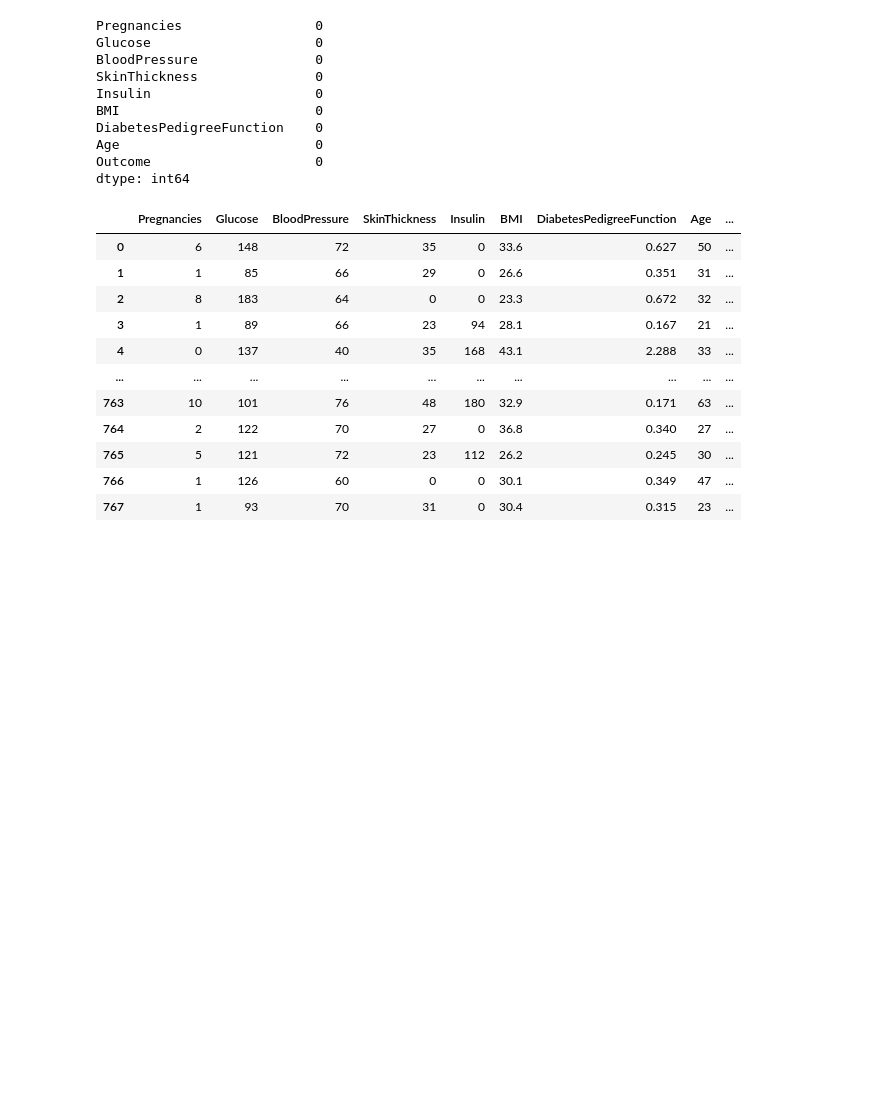
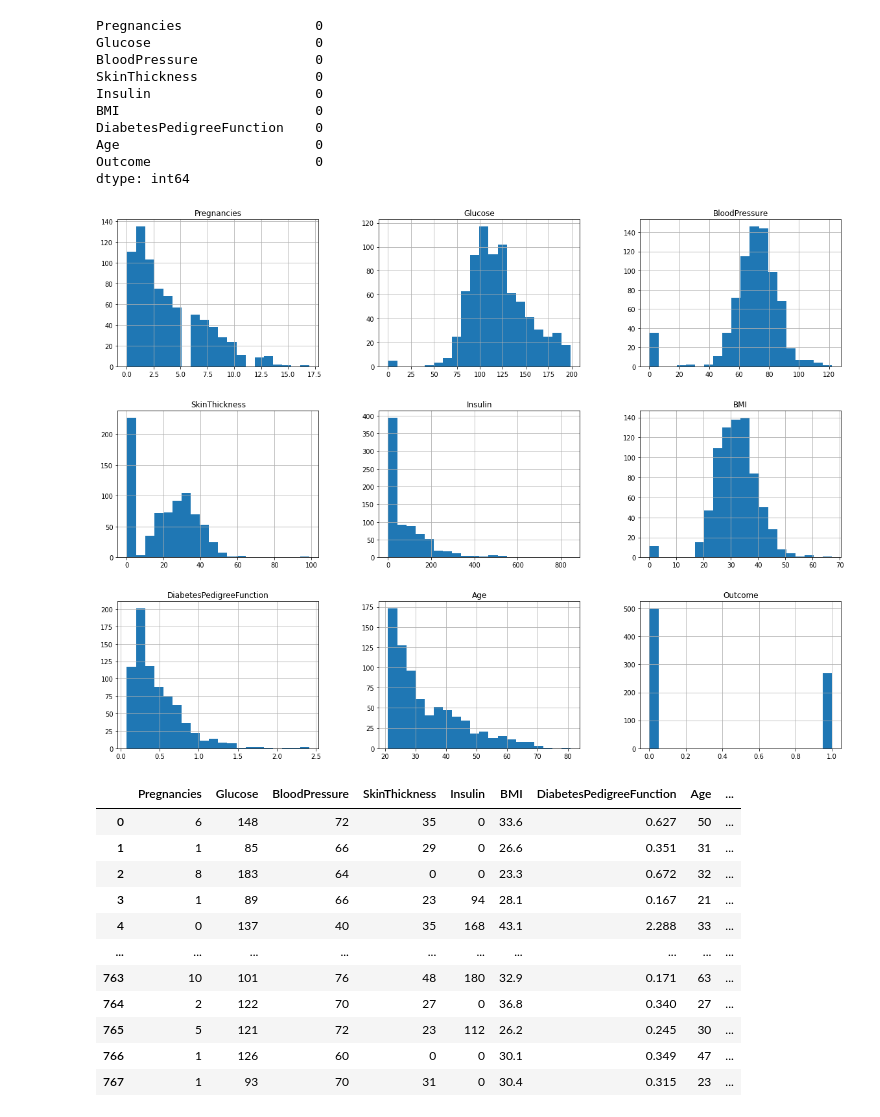
Before and after one commit to anibalfisico/Data-Science, a Jupyter notebook: diabetes-diagn-stico-machine-learning.ipynb, the cells around one changed output. Drawn from its saved outputs; the diff is of its cells as text; code cells hidden in the pictures; blank space fills up the shorter version.

```diff
--- a/diabetes-diagn-stico-machine-learning.ipynb
+++ b/diabetes-diagn-stico-machine-learning.ipynb
@@ -78,6 +78,11 @@ DiabetesPedigreeFunction    0
 Age                         0
 Outcome                     0
 dtype: int64
+# %%
+#plotar o histograma das variaveis numéricas
+df.hist(bins=20, figsize=(20,15));
+# %% [output]
+[figure, added]
 # %%
 df.drop_duplicates()
 # %% [output]
```
Also changed, not shown: parts of 1 cell of this notebook.
